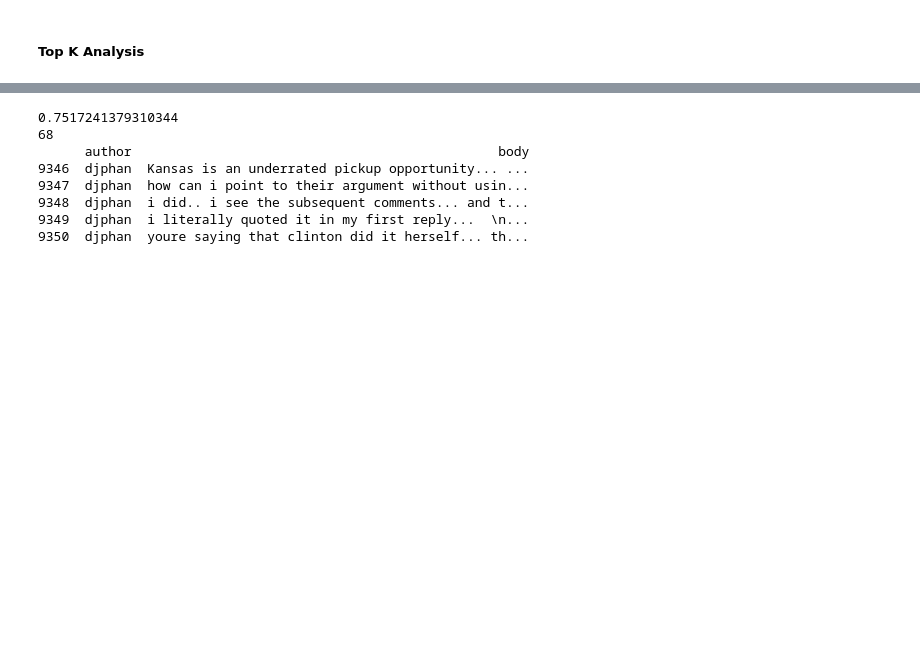
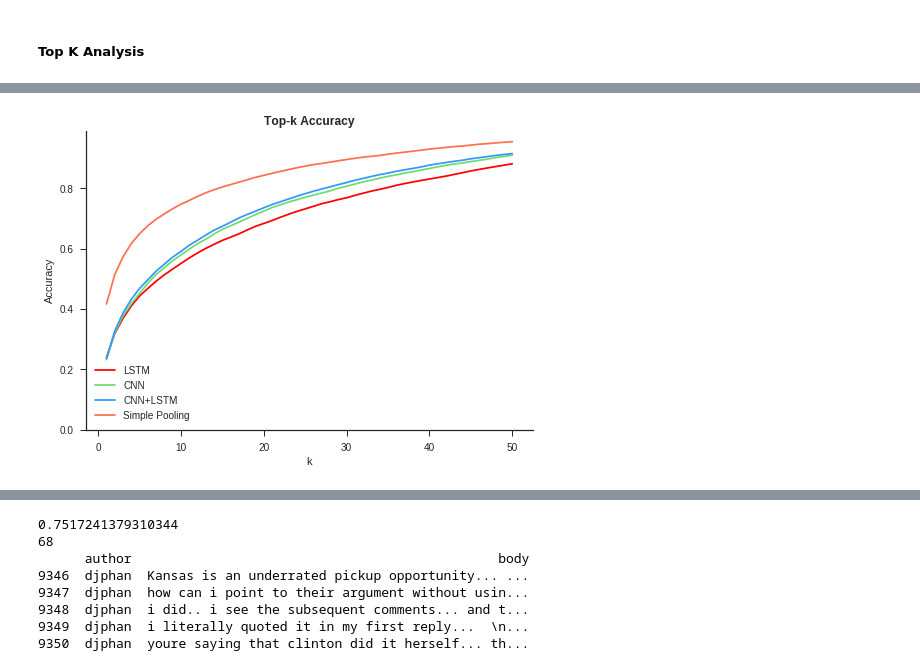
Before and after one commit to kgedney/author-id-project, a Jupyter notebook: text_preprocessing_and_modeling.ipynb, the cells around one changed output, grey strips where cells are left out. Saved outputs shown, nothing was run; the diff lists cells and outputs as text; code cells hidden in the pictures; blank space fills up the shorter version.

```diff
--- a/text_preprocessing_and_modeling.ipynb
+++ b/text_preprocessing_and_modeling.ipynb
@@ -281,7 +307,7 @@ model_conv2.evaluate(x_test,y_test)
 #### 3. CNN + LSTM
 # %%
 model_conv3 = Sequential()
-model_conv3.add(Embedding(max_features, output_dim = 30, input_length=236))
+model_conv3.add(Embedding(max_features, output_dim=128, input_length=236))
 model_conv3.add(Dropout(0.2))
 model_conv3.add(Conv1D(128, 5, activation='relu'))
 model_conv3.add(MaxPooling1D(4))
@@ -446,7 +507,7 @@ test_scores4 = model4.predict(x_test) # basically the softmax output
 def topk_acc(y_test, y_pred, k):
   return keras.backend.eval(keras.metrics.sparse_top_k_categorical_accuracy(y_test, y_pred, k=k)) # force it to evaluate
 
-topk1 = [(k, topk_acc(y_test, test_scores1, k=k)) for k in range(1, 10)]
-topk2 = [(k, topk_acc(y_test, test_scores2, k=k)) for k in range(1, 10)]
-topk3 = [(k, topk_acc(y_test, test_scores3, k=k)) for k in range(1, 10)]
-topk4 = [(k, topk_acc(y_test, test_scores4, k=k)) for k in range(1, 10)]
+topk1 = [(k, topk_acc(y_test, test_scores1, k=k)) for k in range(1, 51)]
+topk2 = [(k, topk_acc(y_test, test_scores2, k=k)) for k in range(1, 51)]
+topk3 = [(k, topk_acc(y_test, test_scores3, k=k)) for k in range(1, 51)]
+topk4 = [(k, topk_acc(y_test, test_scores4, k=k)) for k in range(1, 51)]
@@ -452,0 +566,18 @@ topk4 = [(k, topk_acc(y_test, test_scores4, k=k)) for k in range(1, 10)]
+# %%
+# plot results
+k_values = [k for k in range(1,51)]
+# %%
+plt.plot(k_values, [k[1] for k in topk1], 'b', label='LSTM', color='r')
+plt.plot(k_values, [k[1] for k in topk2], 'b', label='CNN', color='#70db70')
+plt.plot(k_values, [k[1] for k in topk3], 'b', label='CNN+LSTM', color='#3399ff')
+plt.plot(k_values, [k[1] for k in topk4], 'b', label='Simple Pooling', color='#ff704d')
+
+plt.title('Top-k Accuracy', fontweight="bold")
+plt.xlabel('k')
+plt.ylabel('Accuracy')
+plt.legend()
+plt.ylim(ymin=0)
+sns.despine()
+plt.show()
+# %% [output]
+[figure, added]
```
Also changed, not shown: parts of 35 cells of this notebook.
